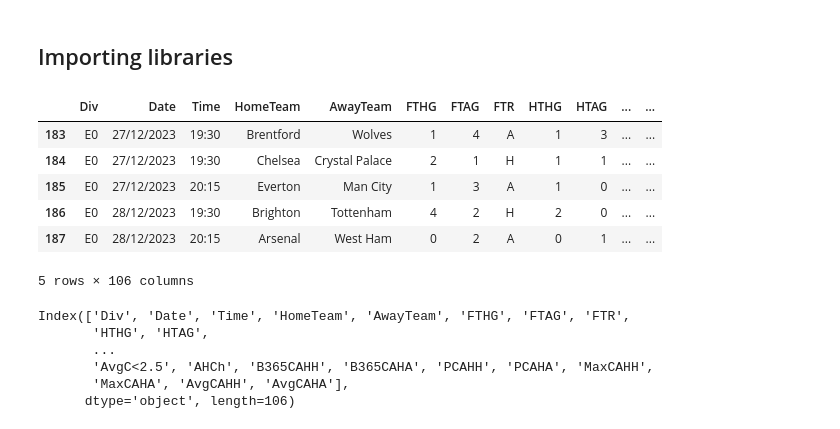
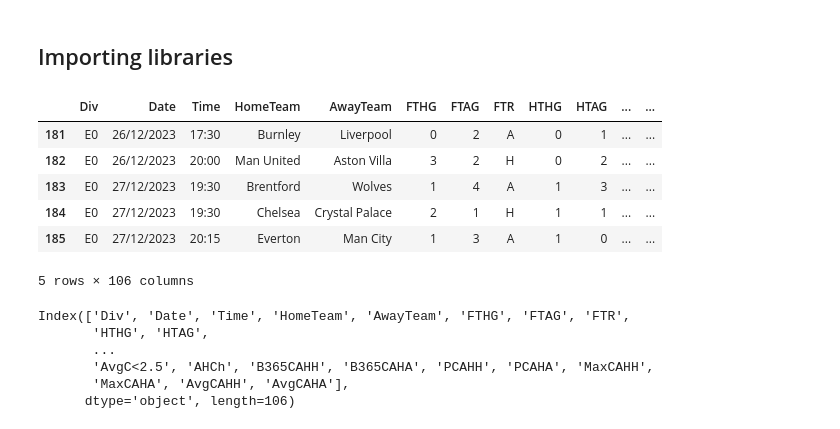
Before and after one commit to dagbolade/PL_prediction, a Jupyter notebook: epl/epl.ipynb, the cells around one changed output. Drawn from its saved outputs; the diff is of its cells as text; code cells hidden in the pictures.

```diff
--- a/epl/epl.ipynb
+++ b/epl/epl.ipynb
@@ -5,23 +5,23 @@
 # %%
 import pandas as pd
 
 # Load the dataset from the excel file
 #file_path = 'all-euro-data-2023-2024.xlsx'
 #df = pd.read_excel(file_path, sheet_name='E0')
 
 # updating the dataset with the recent games played
-#df = pd.read_csv('E0.csv')
-df = pd.read_csv('E0 2.csv')
+df = pd.read_csv('E0.csv')
+#df = pd.read_csv('E0 4.csv')
 
 # Display the first few rows of the dataset
 df.tail()
 # %% [output]
 |  | Div | Date | Time | HomeTeam | AwayTeam | FTHG | FTAG | FTR | HTHG | HTAG | ... | ... |
+| 181 | E0 | 26/12/2023 | 17:30 | Burnley | Liverpool | 0 | 2 | A | 0 | 1 | ... | ... |
+| 182 | E0 | 26/12/2023 | 20:00 | Man United | Aston Villa | 3 | 2 | H | 0 | 2 | ... | ... |
 | 183 | E0 | 27/12/2023 | 19:30 | Brentford | Wolves | 1 | 4 | A | 1 | 3 | ... | ... |
 | 184 | E0 | 27/12/2023 | 19:30 | Chelsea | Crystal Palace | 2 | 1 | H | 1 | 1 | ... | ... |
 | 185 | E0 | 27/12/2023 | 20:15 | Everton | Man City | 1 | 3 | A | 1 | 0 | ... | ... |
-| 186 | E0 | 28/12/2023 | 19:30 | Brighton | Tottenham | 4 | 2 | H | 2 | 0 | ... | ... |
-| 187 | E0 | 28/12/2023 | 20:15 | Arsenal | West Ham | 0 | 2 | A | 0 | 1 | ... | ... |
 5 rows × 106 columns
 # %%
 print(df.columns)
```
Also changed, not shown: parts of 19 cells of this notebook, 17 other files.
